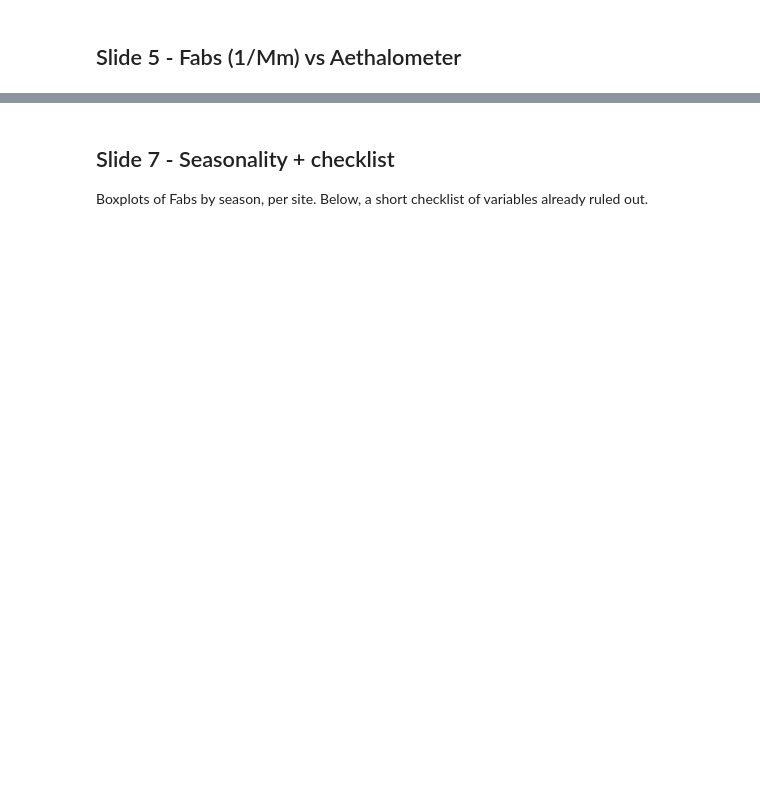
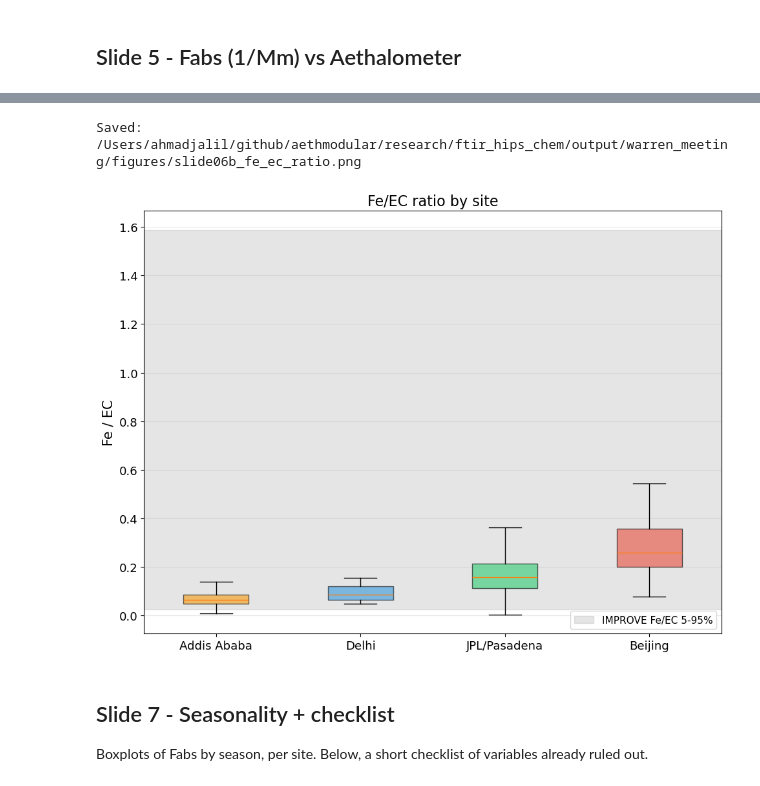
Before and after one commit to ahzs645/aethmodular, a Jupyter notebook: research/ftir_hips_chem/warren_meeting_slides.ipynb, the cells around one changed output, grey strips where cells are left out. Cells and saved outputs as stored; diff of their text form; code cells hidden in the pictures; blank space fills up the shorter version.

```diff
--- a/research/ftir_hips_chem/warren_meeting_slides.ipynb
+++ b/research/ftir_hips_chem/warren_meeting_slides.ipynb
@@ -432,3 +447,31 @@ plt.show()
+# %%
+# ── Slide 6b: Fe/EC ratio distributions by site ─────────────────────────────
+fig, ax = plt.subplots(figsize=(10, 7.5))
+ratios, labels, colors = [], [], []
+for site in SITE_ORDER:
+    df = _site_iron_view(site_tables.get(site), site)
+    if df is None: continue
+    r = (df['Fe_ugm3'] / df['EC_ugm3']).replace([np.inf, -np.inf], np.nan).dropna()
+    if r.empty: continue
+    ratios.append(r.values); labels.append(SITE_LABELS[site]); colors.append(SITE_COLORS[site])
+if ratios:
+    bp = ax.boxplot(ratios, labels=labels, patch_artist=True, showfliers=False)
+    for patch, c in zip(bp['boxes'], colors):
+        patch.set_facecolor(c); patch.set_alpha(0.6)
+if {'Fe_ugm3', 'EC_ugm3'}.issubset(improve_df.columns):
+    imp_ratio = (improve_df['Fe_ugm3'] / improve_df['EC_ugm3']).replace([np.inf, -np.inf], np.nan).dropna()
+    p5, p95 = imp_ratio.quantile([0.05, 0.95])
+    ax.axhspan(p5, p95, color='gray', alpha=0.2, label='IMPROVE Fe/EC 5-95%')
+    ax.legend(fontsize=11)
+ax.set_ylabel('Fe / EC')
+ax.set_title('Fe/EC ratio by site')
+ax.grid(alpha=0.3, axis='y')
+fig.tight_layout()
+save_fig(fig, 'slide06b_fe_ec_ratio')
+plt.show()
+# %% [output]
+Saved: /Users/ahmadjalil/github/aethmodular/research/ftir_hips_chem/output/warren_meeting/figures/slide06b_fe_ec_ratio.png
+[figure, added]
 # %% [markdown]
 ## Slide 7 - Seasonality + checklist
 
```
Also changed, not shown: parts of 20 cells of this notebook, 2 other files.
